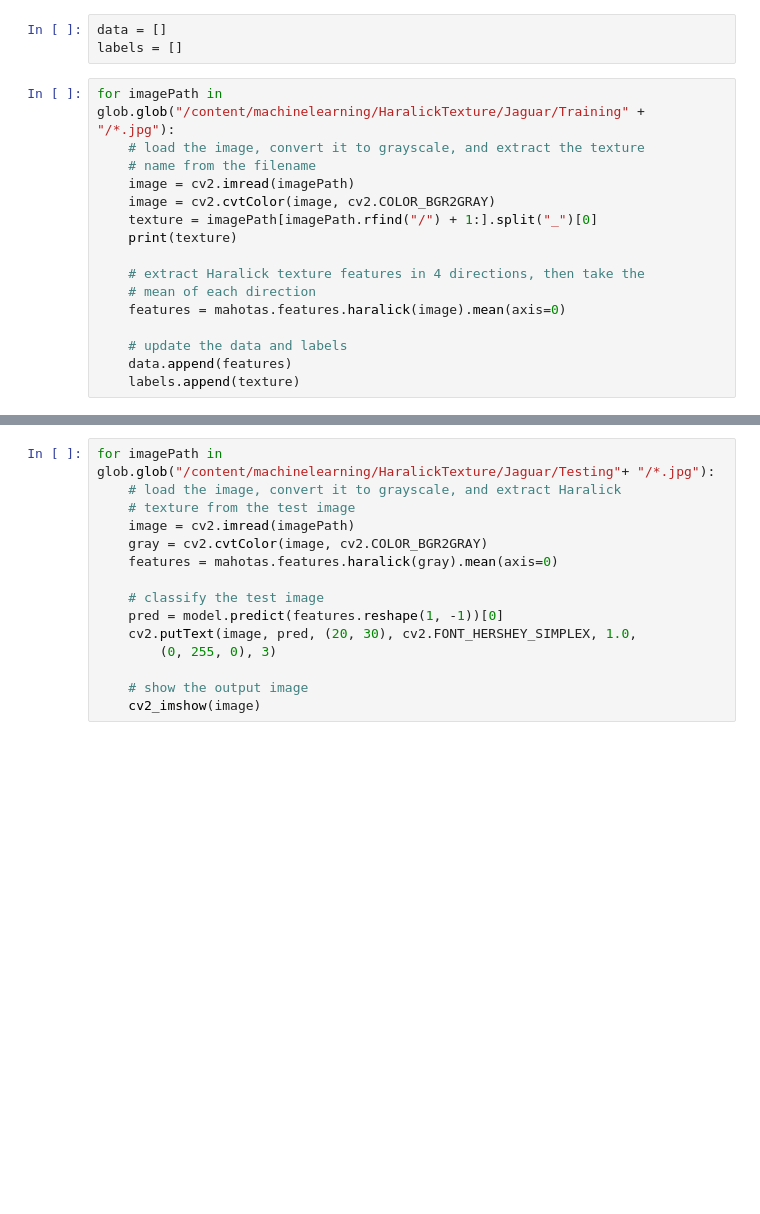
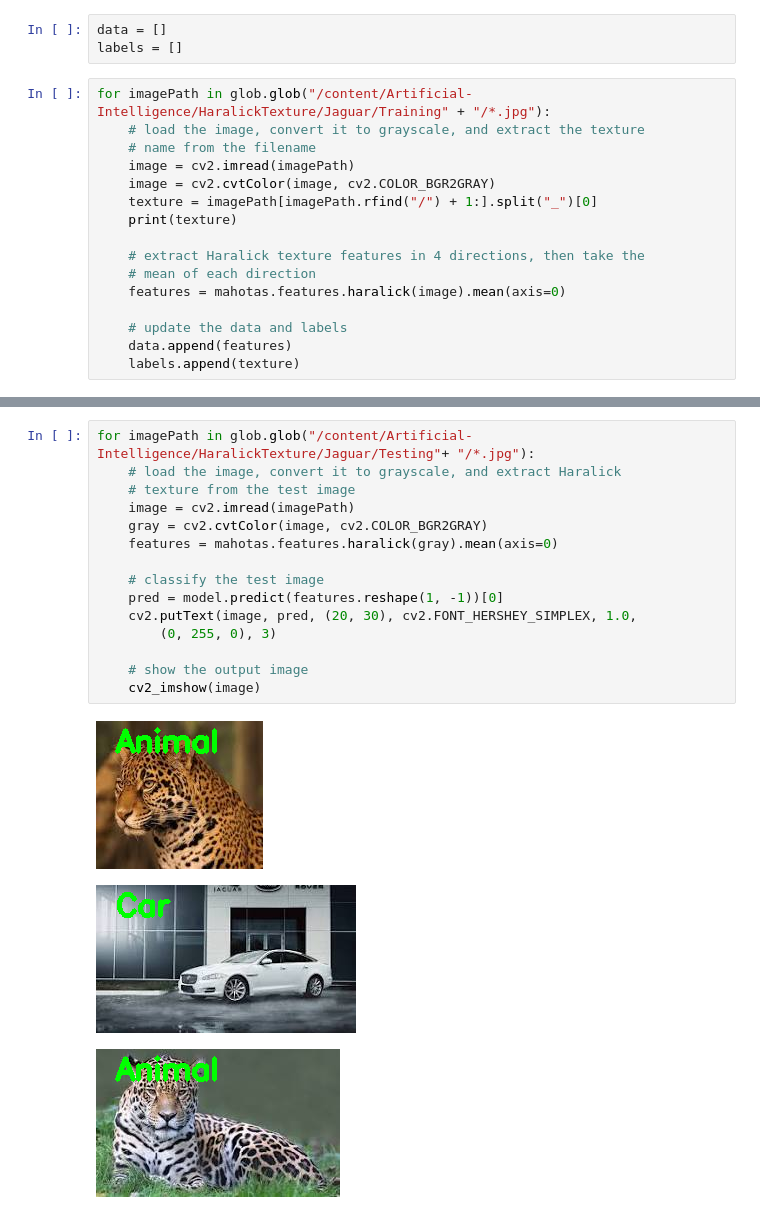
Before and after one commit to coolsankalp/Artificial-Intelligence, a Jupyter notebook: HaralickTexture/MyHaralickTexture.ipynb, the cells around one changed output, grey strips where cells are left out. Saved outputs shown, nothing was run; the diff lists cells and outputs as text; blank space fills up the shorter version.

```diff
--- a/HaralickTexture/MyHaralickTexture.ipynb
+++ b/HaralickTexture/MyHaralickTexture.ipynb
@@ -16,7 +21,7 @@ from google.colab.patches import cv2_imshow
 data = []
 labels = []
 # %%
-for imagePath in glob.glob("/content/machinelearning/HaralickTexture/Jaguar/Training" + "/*.jpg"):
+for imagePath in glob.glob("/content/Artificial-Intelligence/HaralickTexture/Jaguar/Training" + "/*.jpg"):
 	# load the image, convert it to grayscale, and extract the texture
 	# name from the filename
 	image = cv2.imread(imagePath)
@@ -39,15 +60,19 @@ print("[INFO] classifying...")
 # %%
-for imagePath in glob.glob("/content/machinelearning/HaralickTexture/Jaguar/Testing"+ "/*.jpg"):
+for imagePath in glob.glob("/content/Artificial-Intelligence/HaralickTexture/Jaguar/Testing"+ "/*.jpg"):
 	# load the image, convert it to grayscale, and extract Haralick
 	# texture from the test image
 	image = cv2.imread(imagePath)
 	gray = cv2.cvtColor(image, cv2.COLOR_BGR2GRAY)
 	features = mahotas.features.haralick(gray).mean(axis=0)
 
 	# classify the test image
 	pred = model.predict(features.reshape(1, -1))[0]
 	cv2.putText(image, pred, (20, 30), cv2.FONT_HERSHEY_SIMPLEX, 1.0,
 		(0, 255, 0), 3)
 
 	# show the output image
 	cv2_imshow(image)
+# %% [output]
+[figure, added]
+[figure, added]
+[figure, added]
```
Also changed, not shown: parts of 5 cells of this notebook.
